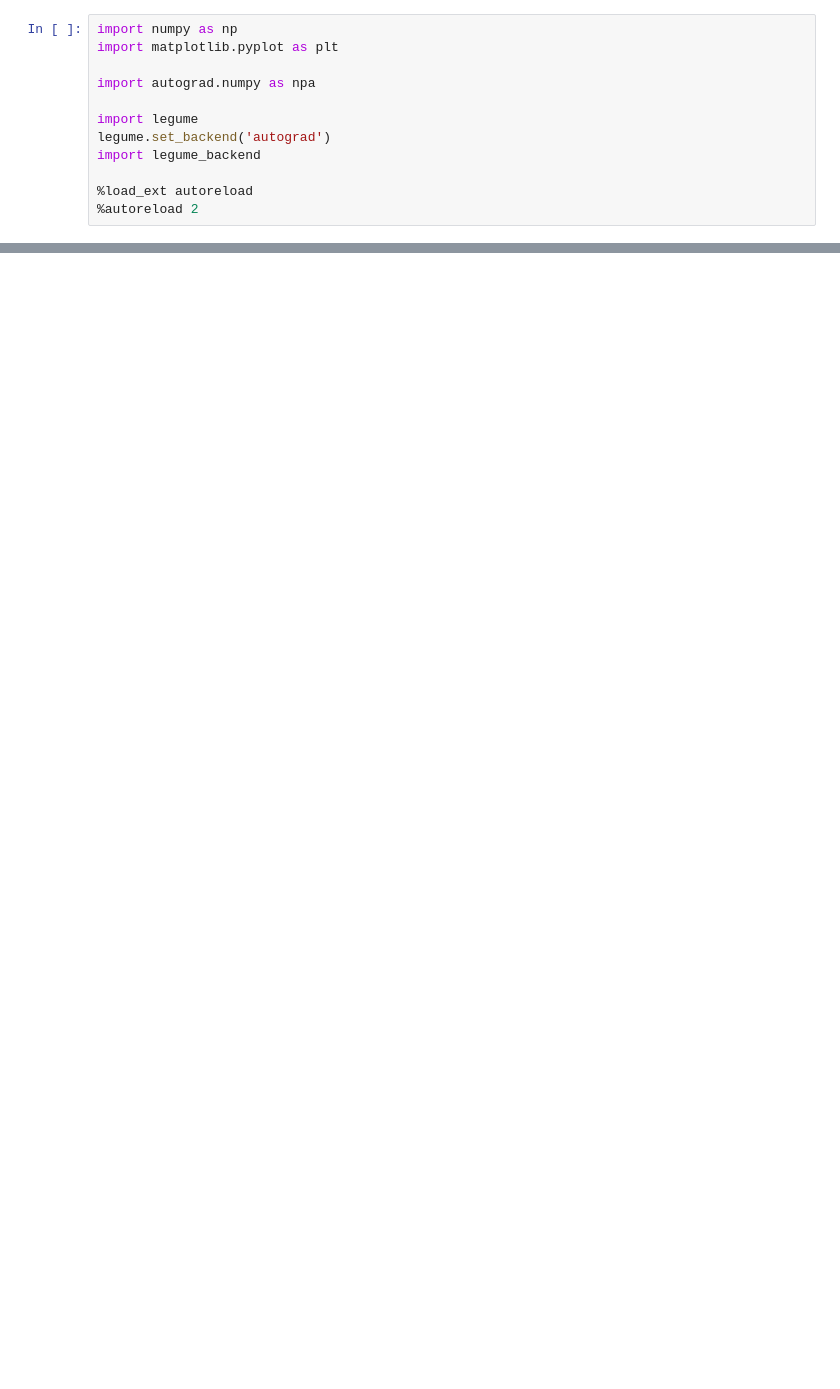
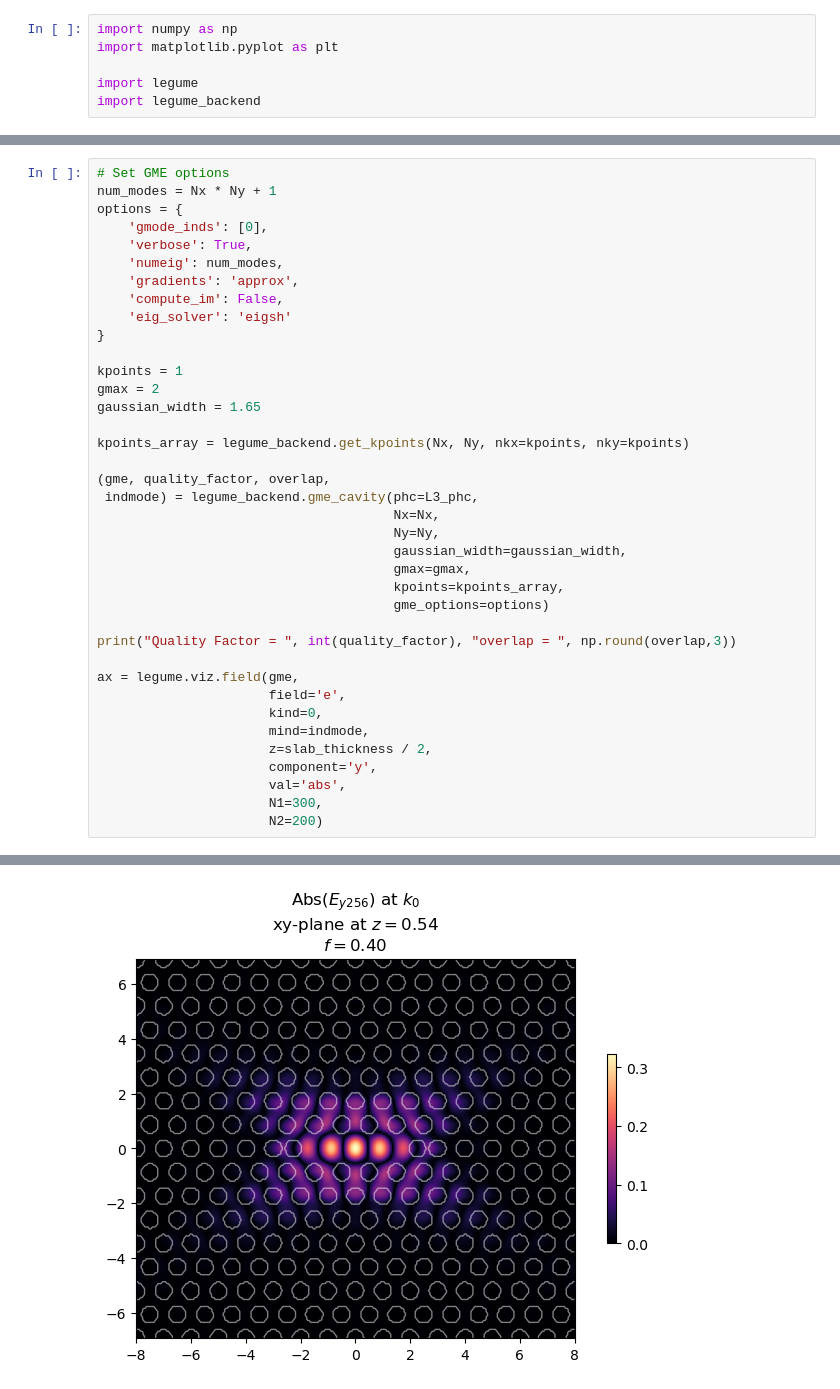
Before and after one commit to nkvij/Inverse-design-of-L3-photonic-crystal-cavity, a Jupyter notebook: Legume_inverse_design_520nm.ipynb, the cells around one changed output, grey strips where cells are left out. Drawn from its saved outputs; the diff is of its cells as text; blank space fills up the shorter version.

```diff
--- a/Legume_inverse_design_520nm.ipynb
+++ b/Legume_inverse_design_520nm.ipynb
@@ -2,11 +2,5 @@
 import numpy as np
 import matplotlib.pyplot as plt
 
-import autograd.numpy as npa
-
 import legume
-legume.set_backend('autograd')
 import legume_backend
-
-%load_ext autoreload
-%autoreload 2
@@ -35,0 +29,39 @@ dy = parameters[len(x_pos):]
+# %%
+# Set GME options
+num_modes = Nx * Ny + 1
+options = {
+    'gmode_inds': [0],
+    'verbose': True,
+    'numeig': num_modes,
+    'gradients': 'approx',
+    'compute_im': False,
+    'eig_solver': 'eigsh'
+}
+
+kpoints = 1
+gmax = 2
+gaussian_width = 1.65
+
+kpoints_array = legume_backend.get_kpoints(Nx, Ny, nkx=kpoints, nky=kpoints)
+
+(gme, quality_factor, overlap,
+ indmode) = legume_backend.gme_cavity(phc=L3_phc,
+                                      Nx=Nx,
+                                      Ny=Ny,
+                                      gaussian_width=gaussian_width,
+                                      gmax=gmax,
+                                      kpoints=kpoints_array,
+                                      gme_options=options)
+
+print("Quality Factor = ", int(quality_factor), "overlap = ", np.round(overlap,3))
+
+ax = legume.viz.field(gme,
+                      field='e',
+                      kind=0,
+                      mind=indmode,
+                      z=slab_thickness / 2,
+                      component='y',
+                      val='abs',
+                      N1=300,
+                      N2=200)
+# %% [output]
@@ -35,0 +82 @@ dy = parameters[len(x_pos):]
+[figure, added]
```
Also changed, not shown: parts of 14 cells of this notebook, 12 other files.
